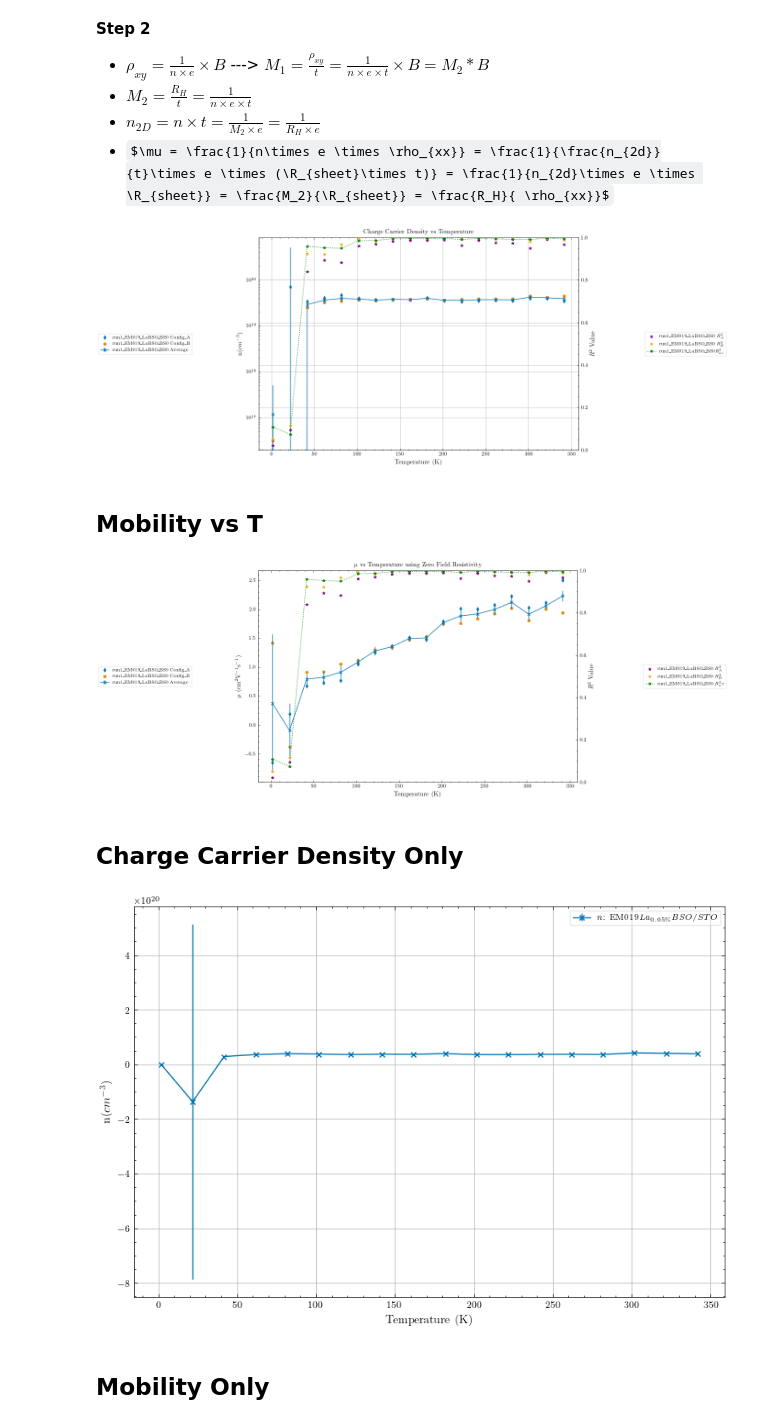
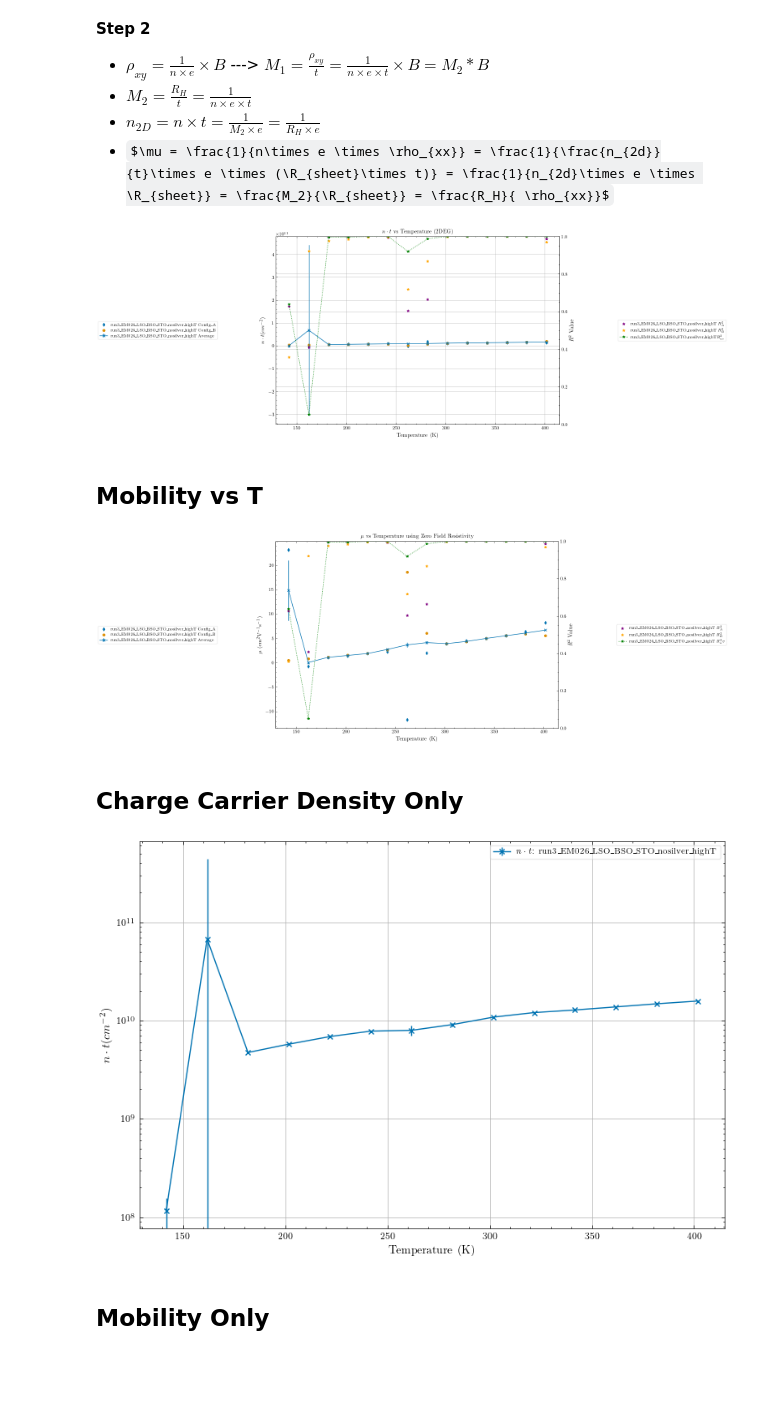
Before and after one commit to hc3413/Electronic_properties_of_thin_films, a Jupyter notebook: Analysis_Basic.ipynb, the cells around one changed output. Saved outputs shown, nothing was run; the diff lists cells and outputs as text; code cells hidden in the pictures; some formulas as TeX source; blank space fills up the shorter version.

```diff
--- a/Analysis_Basic.ipynb
+++ b/Analysis_Basic.ipynb
@@ -87,12 +89,13 @@ for count, dat in enumerate(dat_raw_hb):
 
 #dat_raw_sel = [dat_raw_vdp[0][2], dat_raw_vdp[0][0], dat_raw_vdp[0][1]] # JT029
 #dat_raw_sel = [dat_raw_vdp[20][0],dat_raw_vdp[20][5]] # JT082
+#dat_raw_sel = [dat_raw_vdp[54][0]] #JT147
 
 #dat_raw_sel = [dat_raw_vdp[3][1]] # DR001
 #dat_raw_sel = [dat_raw_vdp[4][5], dat_raw_vdp[4][7], dat_raw_vdp[4][9]] # , dat_raw_vdp[4][10], dat_raw_vdp[4][11],dat_raw_vdp[4][12]] # DR003
 #dat_raw_sel = [dat_raw_vdp[3][0],dat_raw_vdp[3][1], dat_raw_vdp[3][2], dat_raw_vdp[3][3]] # DR004
 #dat_raw_sel =  [dat_raw_vdp[14][5]]#, dat_raw_vdp[14][1], dat_raw_vdp[14][7]]#, dat_raw_vdp[14][2]] # DR008a
-#dat_raw_sel = [dat_raw_vdp[17][2] ]#dat_raw_vdp[17][15], dat_raw_vdp[17][14] ]#dat_raw_vdp[17][2], dat_raw_vdp[17][6], dat_raw_vdp[17][1], dat_raw_vdp[17][13]]#,    dat_raw_vdp[17][0], dat_raw_vdp[17][5],dat_raw_vdp[17][4]]# DR009
+#dat_raw_sel = [dat_raw_vdp[17][1], dat_raw_vdp[17][13],dat_raw_vdp[17][15]]#, dat_raw_vdp[17][14], dat_raw_vdp[17][2], dat_raw_vdp[17][6], dat_raw_vdp[17][1], dat_raw_vdp[17][13]]#,    dat_raw_vdp[17][0], dat_raw_vdp[17][5],dat_raw_vdp[17][4]]# DR009
 #dat_raw_sel = [ dat_raw_vdp[18][2], dat_raw_vdp[18][0], dat_raw_vdp[18][3] ] # DR010
 #dat_raw_sel = [dat_raw_vdp[21][6], dat_raw_vdp[21][4], dat_raw_vdp[21][3]]#, dat_raw_vdp[21][4], ] # DR011
 #dat_raw_sel = [ dat_raw_vdp[19][4], dat_raw_vdp[19][3], dat_raw_vdp[19][2], dat_raw_vdp[19][0]] # DR012
@@ -106,6 +109,8 @@ for count, dat in enumerate(dat_raw_hb):
 #dat_raw_sel = [ dat_raw_vdp[9][4]]#, dat_raw_vdp[9][2],dat_raw_vdp[9][1] ] #YFW046
 #dat_raw_sel = [dat_raw_vdp[2][1], dat_raw_vdp[2][2], dat_raw_vdp[2][3], dat_raw_vdp[2][4], dat_raw_vdp[8][1], dat_raw_vdp[8][2], dat_raw_vdp[9][4]] # YFW Combined
 
+
+# Horatio
 #dat_raw_sel = dat_raw_vdp[1] # HC003
 #dat_raw_sel = [dat_raw_vdp[15][1], dat_raw_vdp[22][20],dat_raw_vdp[22][17], dat_raw_vdp[22][15]]#,dat_raw_vdp[22][12],dat_raw_vdp[22][9],dat_raw_vdp[22][7],dat_raw_vdp[10][0],dat_raw_vdp[17][1]]#, dat_raw_vdp[10][4]] # HC011 ********* THE CURRENT IS INVERTED FOR THIS SAMPLE!!! **********
 #dat_raw_sel = [dat_raw_vdp[11][0],dat_raw_vdp[11][4]] #,dat_raw_vdp[11][5]] # HC013
@@ -116,7 +121,7 @@ for count, dat in enumerate(dat_raw_hb):
 #dat_raw_sel = [dat_raw_vdp[25][4],dat_raw_vdp[25][3], dat_raw_vdp[25][2], dat_raw_vdp[25][1], dat_raw_vdp[25][0],]# HC017
 #dat_raw_sel = [dat_raw_vdp[26][3], dat_raw_vdp[26][2], dat_raw_vdp[26][1],dat_raw_vdp[26][0]]#HC018
 #dat_raw_sel = [dat_raw_vdp[15][1], dat_raw_vdp[15][3], dat_raw_vdp[16][1],dat_raw_vdp[25][4] ,dat_raw_vdp[26][0]] # HC Combined
-
+#dat_raw_sel = [dat_raw_vdp[52][0]] # HC019
 
 # ------Saketh IBM Data ----
 #dat_raw_sel = [dat_raw_vdp[23][0]] # SR003_S - high hydrogen
@@ -157,9 +162,32 @@ for count, dat in enumerate(dat_raw_hb):
 #dat_raw_sel = [dat_raw_vdp[40][1]] #EM016
 #dat_raw_sel = [dat_raw_vdp[41][0]] #EM017
 #dat_raw_sel = [dat_raw_vdp[42][0]] #EM018
-dat_raw_sel = [dat_raw_vdp[43][0]] #EM019
+#dat_raw_sel = [dat_raw_vdp[43][0]] #EM019
+#dat_raw_sel = [dat_raw_vdp[44][0],dat_raw_vdp[40][1]] #EM020
+#dat_raw_sel = [dat_raw_vdp[45][3], dat_raw_vdp[45][6]] #EM021
+#dat_raw_sel = [dat_raw_vdp[46][7]] #EM022
+#dat_raw_sel = [dat_raw_vdp[47][2]] #EM023
+
+#dat_raw_sel = [dat_raw_vdp[48][0]] #EM024
+#dat_raw_sel = [dat_raw_vdp[49][1]] #EM025
+dat_raw_sel = [dat_raw_vdp[51][2]] #EM026
 
 
+#dat_raw_sel = [dat_raw_vdp[50][0]] #HC021
+
+#Evert vs Diego 2DEG comparison
+#dat_raw_sel = [dat_raw_vdp[17][2], dat_raw_vdp[17][1], dat_raw_vdp[17][13],  dat_raw_vdp[19][3], dat_raw_vdp[14][5],  dat_raw_vdp[15][1], dat_raw_vdp[15][3], dat_raw_vdp[16][1],  dat_raw_vdp[49][1], dat_raw_vdp[48][0], dat_raw_vdp[50][0], dat_raw_vdp[45][3], dat_raw_vdp[47][2]] #Evert vs Diego 2DEG comparison
+
+#dat_raw_sel = [dat_raw_vdp[47][2], dat_raw_vdp[50][0]] #EM023 vs HC021 (3% La doping with and without LSO)
+
+#dat_raw_sel = [dat_raw_vdp[17][13], dat_raw_vdp[51][2]] #DR009 vs EM026
+#dat_raw_sel = [dat_raw_vdp[17][13],dat_raw_vdp[16][1],dat_raw_vdp[16][0], dat_raw_vdp[51][2]] #HC015 vs EM026
+
+#dat_raw_sel = [dat_raw_vdp[53][1], dat_raw_vdp[53][2]]
+
+
+#dat_raw_sel = [dat_raw_vdp[32][5], dat_raw_vdp[45][3], dat_raw_vdp[46][7], dat_raw_vdp[47][1]] #EM comparison
+
 print('dat_raw_sel:', [f'{count}={d.filename}' for count, d in enumerate(dat_raw_sel)])
 # %% [output]
 dat_0: ['0=JT029_SrRuO3_silver_Combined', '1=JT029_SrRuO3_silver_Combined4', '2=JT029_SrRuO3_silver_Combined_fullrange.txt', '3=JT029_SrRuO3_silver_HallRun1', '4=JT029_SrRuO3_silver_Halltest2']
@@ -217,7 +245,7 @@ Is this correct?
 - Calculated with separate functions depending on if it is a Van der Pauw measurement or using a HallBar
 # %%
 # Extract the resistivity using the VDP method and write to the PPMSData objects in the list "dat" - skips all non VDP data
-dat = vdp_resistivity(dat, print_val = True, resistivity_guess = 0, threshold = 0, threshold_current = 1)
+dat = vdp_resistivity(dat, print_val = True, resistivity_guess = 0, threshold = 0, threshold_current = 2)
 # Calculate the Hall coefficient and mobility - skips all non VDP data
 dat = vdp_hall(dat, threshold = 2, filt_sigma = 0, threshold_current = 0)
 
@@ -1276,7 +1305,7 @@ ax2.legend( loc='center left', bbox_to_anchor=(1.2, 0.5), framealpha=0.4)
 ax2.set_ylim(0, 1)
 
 #ax.set_ylim(0,5e28)
-ax.set_yscale('log')
+#ax.set_yscale('log')
 
 # Show the plot
 plt.show()
@@ -1289,7 +1318,7 @@ notes = sample_tag_gen(dat) + [''] # notes for the powerpoint in text box starti
 # Append the figure, title and notes to the list for exporting later
 fig_list.append((fig, plot_filename, plot_title, notes))
 # %% [output]
-[figure, old version]
+[figure, new version]
 # %% [markdown]
 ## Mobility vs T
 # %%
@@ -1330,7 +1359,7 @@ ax2.set_ylim(0, 1)
 ax.legend(loc='center right', bbox_to_anchor=(-0.2, 0.5), framealpha=0.4)
 ax2.legend(loc='center left', bbox_to_anchor=(1.2, 0.5), framealpha=0.4)
 
-#ax.set_ylim(0,50)
+#ax.set_ylim(-20,20)
 #ax.set_yscale('log')
 
 # Show the plot
@@ -1344,7 +1373,7 @@ notes = sample_tag_gen(dat) + [''] # notes for the powerpoint in text box starti
 # Append the figure, title and notes to the list for exporting later
 fig_list.append((fig, plot_filename, plot_title, notes))
 # %% [output]
-[figure, old version]
+[figure, new version]
 # %% [markdown]
 ## Charge Carrier Density Only
 # %%
@@ -1358,37 +1387,37 @@ if dat[0].film_thickness == 1:
     ax.set_ylabel(r'$n\cdot t$' r'($cm^{-2}$)')
 
     # set a label to pass as a prefix to the plot string
     n_label = r'$n\cdot t$: '
     #ax.set_title(r'$n\cdot t$ vs Temperature (2DEG)')
 else:
     ax.set_ylabel(r'n($cm^{-3}$)')
     # set a label to pass as a prefix to the plot string
     n_label = r'$n$: '
     #ax.set_title(r'Charge Carrier Density vs Temperature')
 
 
 for j, d in enumerate(dat):
 
-    ax.errorbar(d.hall_coefficient[:, 0], d.hall_coefficient[:, 7],yerr = d.hall_coefficient[:, 8], fmt='-'+mark_p[j], label=f'{n_label}{d.sample_code}{d.material}')
+    ax.errorbar(d.hall_coefficient[:, 0], d.hall_coefficient[:, 7],yerr = d.hall_coefficient[:, 8], fmt='-'+mark_p[j], label=f'{n_label}{d.plot_str}')
 
 # Add a legend for the y-axis
 ax.legend()
 
-#ax.set_yscale('log')
-#ax.set_ylim(1e11, 4e18)
+ax.set_yscale('log')
+#ax.set_ylim(5e10, 5e11)
 
 # Show the plot
 plt.show()
 
 # Export Metadata
 plot_filename = f'{dat[0].plot_str}_n_only_vs_temperature' # name for exported figure
 plot_title = 'Charge Carrier Density Vs T' # title for powerpoint
 notes = sample_tag_gen(dat) + [''] # notes for the powerpoint in text box starting with sample tag
 
 # Append the figure, title and notes to the list for exporting later
 fig_list.append((fig, plot_filename, plot_title, notes))
 # %% [output]
-[figure, old version]
+[figure, new version]
 # %% [markdown]
 ## Mobility Only
 # %%
```
Also changed, not shown: parts of 22 cells of this notebook, 6 other files.
